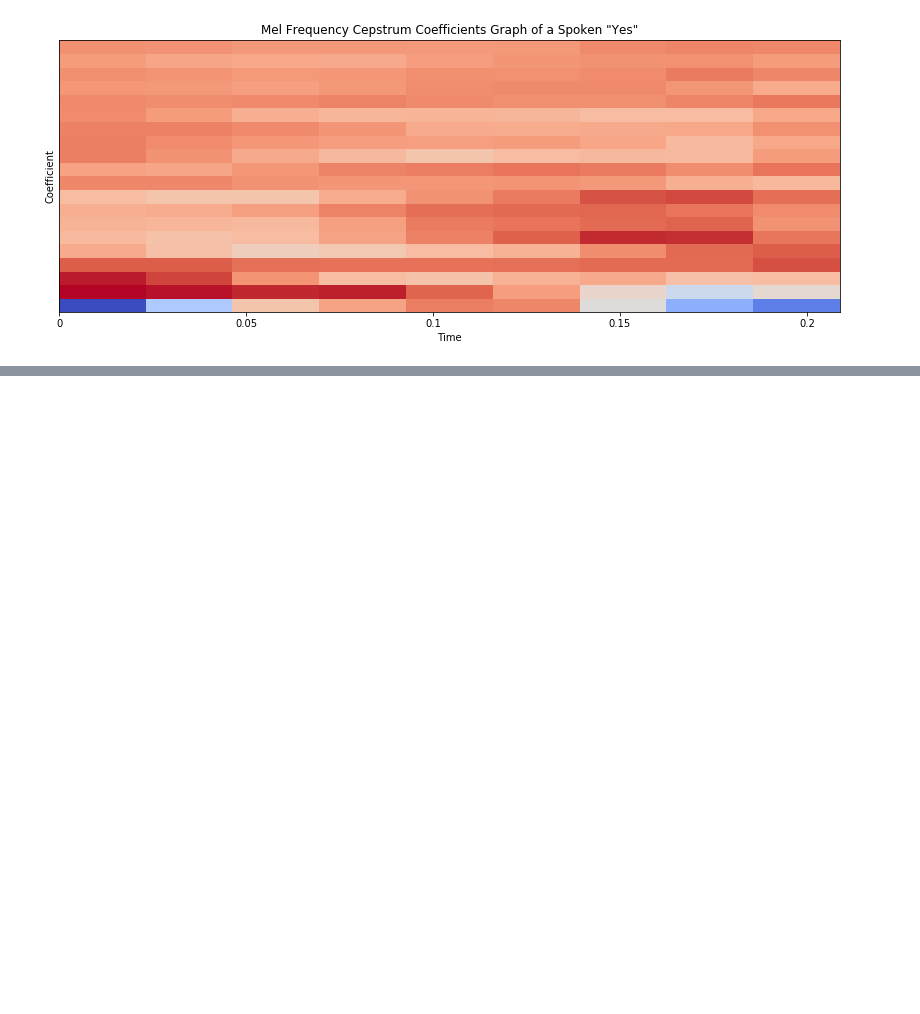
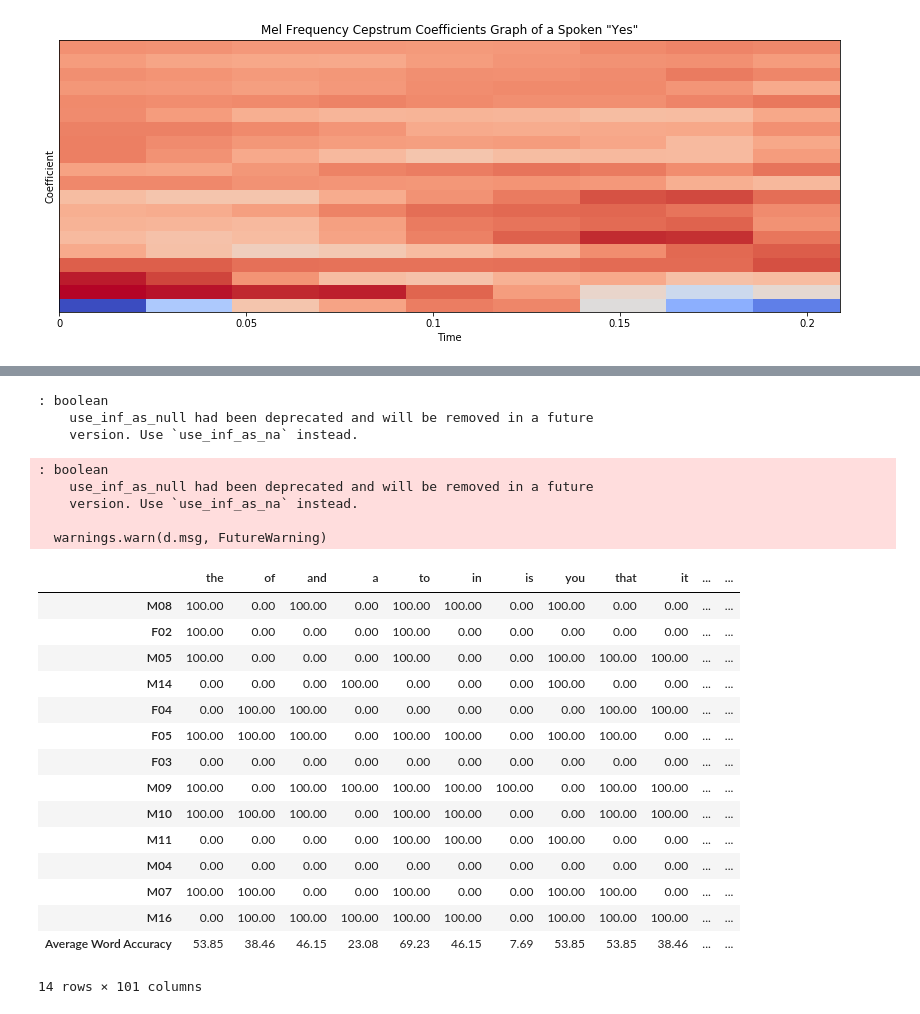
Before and after one commit to MihirMishra23/MihirALSProject, a Jupyter notebook: V4 ALS Program.ipynb, the cells around one changed output, grey strips where cells are left out. Drawn from its saved outputs; the diff is of its cells as text; code cells hidden in the pictures; blank space fills up the shorter version.

```diff
--- a/V4 ALS Program.ipynb
+++ b/V4 ALS Program.ipynb
@@ -180,0 +234,29 @@ print(person_accuracy)
+# %%
+x = df
+pd.reset_option("all")
+x.round(2)
+# %% [output]
+: boolean
+    use_inf_as_null had been deprecated and will be removed in a future
+    version. Use `use_inf_as_na` instead.
+: boolean
+    use_inf_as_null had been deprecated and will be removed in a future
+    version. Use `use_inf_as_na` instead.
+
+  warnings.warn(d.msg, FutureWarning)
+|  | the | of | and | a | to | in | is | you | that | it | ... | ... |
+| M08 | 100.00 | 0.00 | 100.00 | 0.00 | 100.00 | 100.00 | 0.00 | 100.00 | 0.00 | 0.00 | ... | ... |
+| F02 | 100.00 | 0.00 | 0.00 | 0.00 | 100.00 | 0.00 | 0.00 | 0.00 | 0.00 | 0.00 | ... | ... |
+| M05 | 100.00 | 0.00 | 0.00 | 0.00 | 100.00 | 0.00 | 0.00 | 100.00 | 100.00 | 100.00 | ... | ... |
+| M14 | 0.00 | 0.00 | 0.00 | 100.00 | 0.00 | 0.00 | 0.00 | 100.00 | 0.00 | 0.00 | ... | ... |
+| F04 | 0.00 | 100.00 | 100.00 | 0.00 | 0.00 | 0.00 | 0.00 | 0.00 | 100.00 | 100.00 | ... | ... |
+| F05 | 100.00 | 100.00 | 100.00 | 0.00 | 100.00 | 100.00 | 0.00 | 100.00 | 100.00 | 0.00 | ... | ... |
+| F03 | 0.00 | 0.00 | 0.00 | 0.00 | 0.00 | 0.00 | 0.00 | 0.00 | 0.00 | 0.00 | ... | ... |
+| M09 | 100.00 | 0.00 | 100.00 | 100.00 | 100.00 | 100.00 | 100.00 | 0.00 | 100.00 | 100.00 | ... | ... |
+| M10 | 100.00 | 100.00 | 100.00 | 0.00 | 100.00 | 100.00 | 0.00 | 0.00 | 100.00 | 100.00 | ... | ... |
+| M11 | 0.00 | 0.00 | 0.00 | 0.00 | 100.00 | 100.00 | 0.00 | 100.00 | 0.00 | 0.00 | ... | ... |
+| M04 | 0.00 | 0.00 | 0.00 | 0.00 | 0.00 | 0.00 | 0.00 | 0.00 | 0.00 | 0.00 | ... | ... |
+| M07 | 100.00 | 100.00 | 0.00 | 0.00 | 100.00 | 0.00 | 0.00 | 100.00 | 100.00 | 0.00 | ... | ... |
+| M16 | 0.00 | 100.00 | 100.00 | 100.00 | 100.00 | 100.00 | 0.00 | 100.00 | 100.00 | 100.00 | ... | ... |
+| Average Word Accuracy | 53.85 | 38.46 | 46.15 | 23.08 | 69.23 | 46.15 | 7.69 | 53.85 | 53.85 | 38.46 | ... | ... |
+14 rows × 101 columns
```
Also changed, not shown: parts of 4 cells of this notebook.
